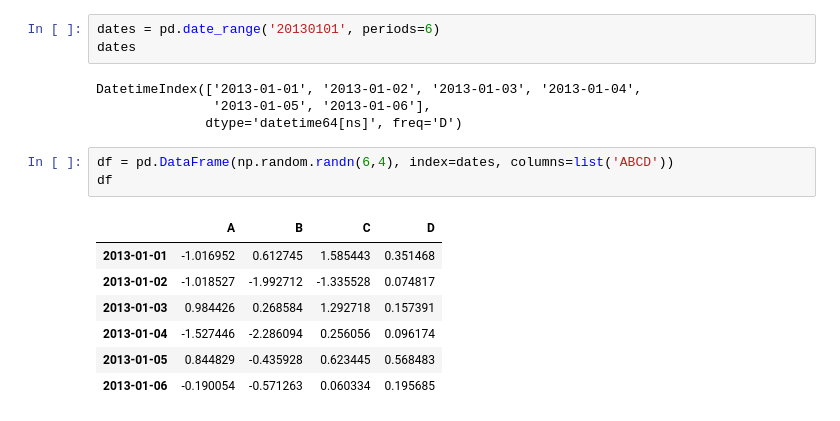
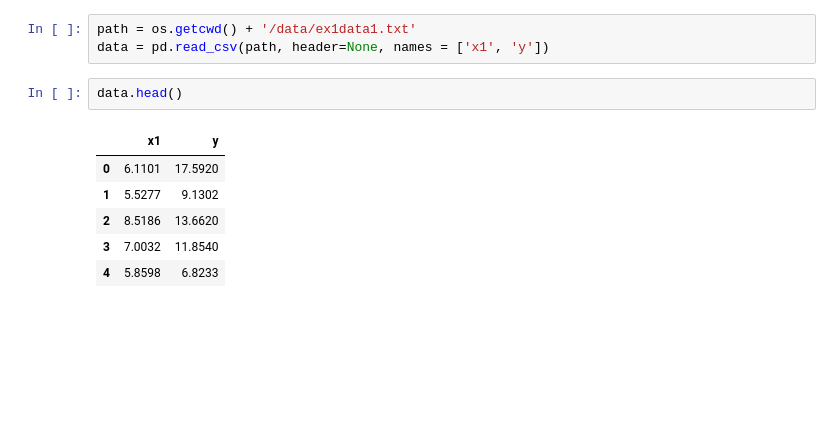
Before and after one commit to kyoseoksong/ml_python, a Jupyter notebook: Untitled.ipynb, the cells around one changed output. Drawn from its saved outputs; the diff is of its cells as text; blank space fills up the shorter version.

Commit message:
data files added

```diff
--- a/Untitled.ipynb
+++ b/Untitled.ipynb
@@ -18,18 +9,12 @@ dtype: float64
-# %%
-dates = pd.date_range('20130101', periods=6)
-dates
-# %% [output]
-DatetimeIndex(['2013-01-01', '2013-01-02', '2013-01-03', '2013-01-04',
-               '2013-01-05', '2013-01-06'],
-              dtype='datetime64[ns]', freq='D')
-# %%
-df = pd.DataFrame(np.random.randn(6,4), index=dates, columns=list('ABCD'))
-df
-# %% [output]
-|  | A | B | C | D |
-| 2013-01-01 | -1.016952 | 0.612745 | 1.585443 | 0.351468 |
-| 2013-01-02 | -1.018527 | -1.992712 | -1.335528 | 0.074817 |
-| 2013-01-03 | 0.984426 | 0.268584 | 1.292718 | 0.157391 |
-| 2013-01-04 | -1.527446 | -2.286094 | 0.256056 | 0.096174 |
-| 2013-01-05 | 0.844829 | -0.435928 | 0.623445 | 0.568483 |
-| 2013-01-06 | -0.190054 | -0.571263 | 0.060334 | 0.195685 |
+# %%
+path = os.getcwd() + '/data/ex1data1.txt'
+data = pd.read_csv(path, header=None, names = ['x1', 'y'])
+# %%
+data.head()
+# %% [output]
+|  | x1 | y |
+| 0 | 6.1101 | 17.5920 |
+| 1 | 5.5277 | 9.1302 |
+| 2 | 8.5186 | 13.6620 |
+| 3 | 7.0032 | 11.8540 |
+| 4 | 5.8598 | 6.8233 |
```
Also changed, not shown: parts of 27 cells of this notebook, 27 other files.
